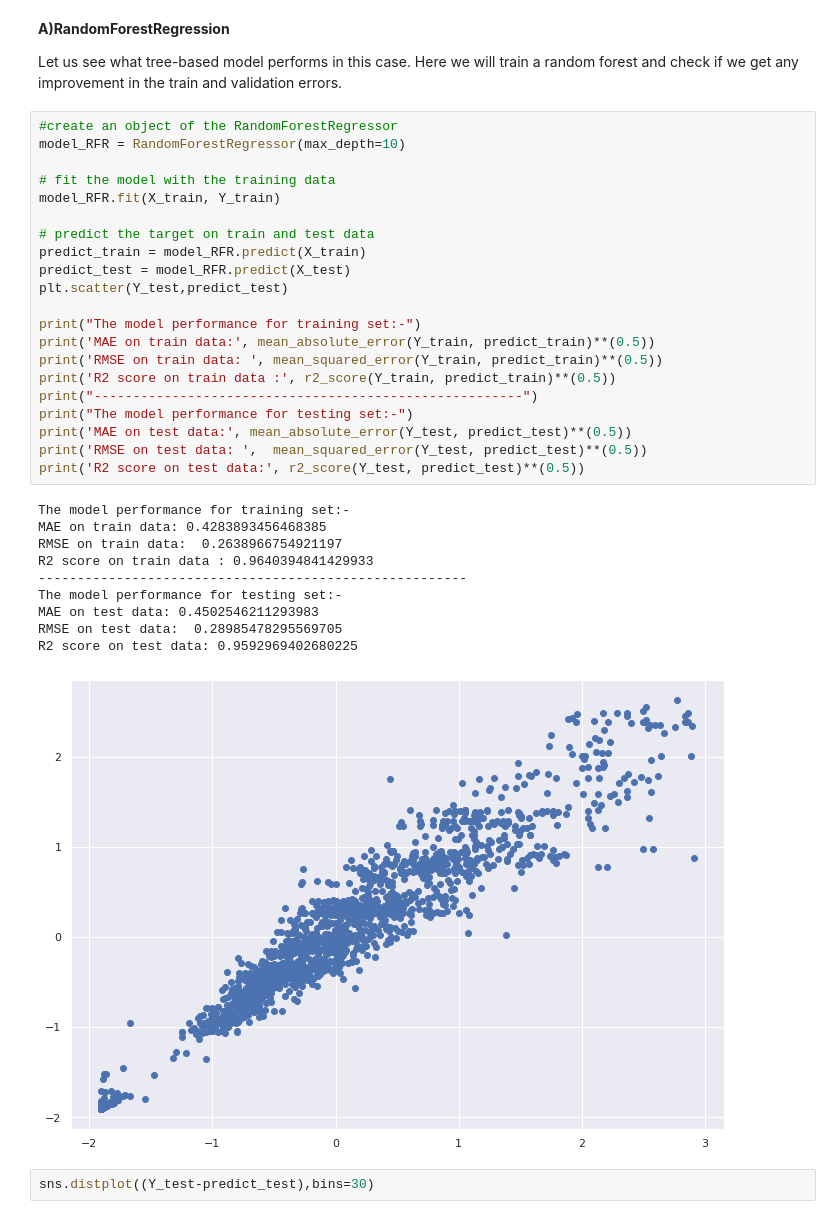
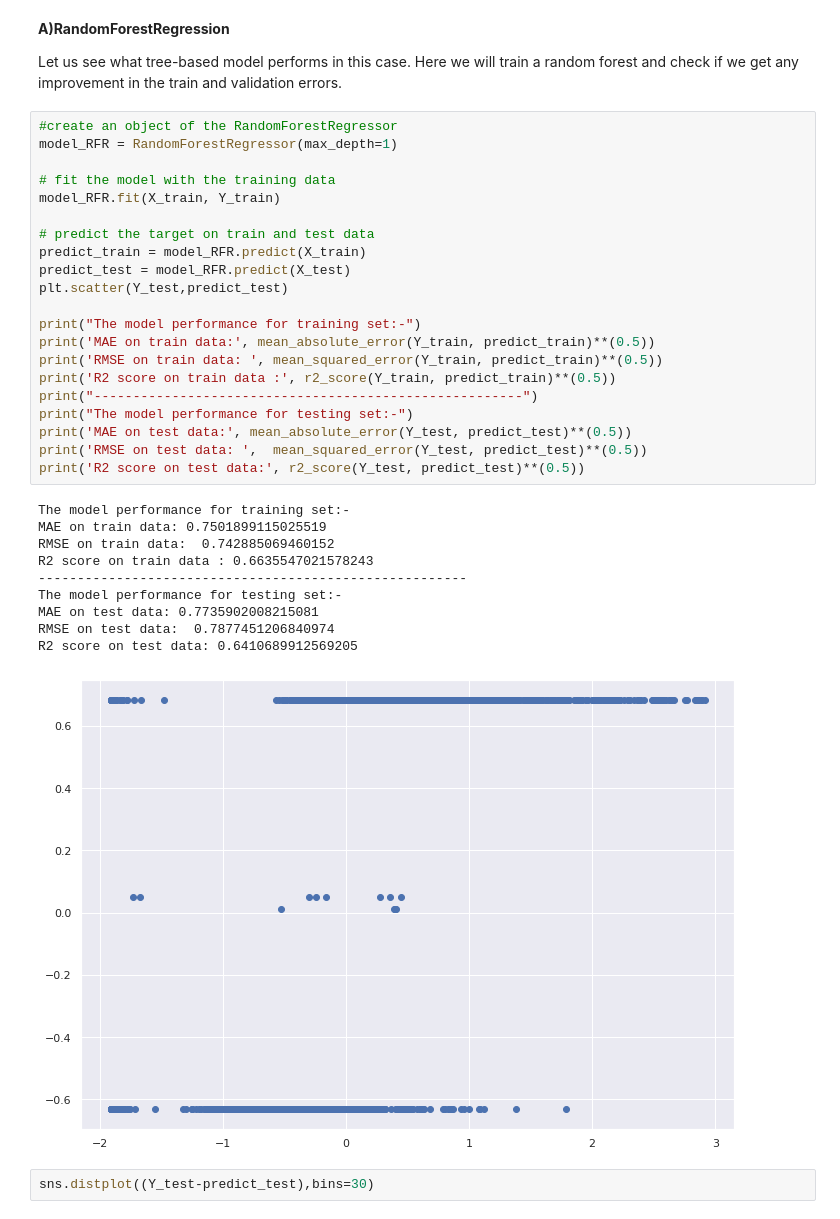
Before and after one commit to Madhavi-Sawarkar/MLProject1, a Jupyter notebook: MLPROJECT.ipynb, the cells around one changed output. Saved outputs shown, nothing was run; the diff lists cells and outputs as text.

```diff
--- a/MLPROJECT.ipynb
+++ b/MLPROJECT.ipynb
@@ -454,36 +465,36 @@ The linear regression model has a very low values on both training and validatio
 Let us see what tree-based model performs  in this case. Here we will train a random forest and check if we get any improvement in the train and validation errors.
 # %%
 #create an object of the RandomForestRegressor
-model_RFR = RandomForestRegressor(max_depth=10)
+model_RFR = RandomForestRegressor(max_depth=1)
 
 # fit the model with the training data
 model_RFR.fit(X_train, Y_train)
 
 # predict the target on train and test data
 predict_train = model_RFR.predict(X_train)
 predict_test = model_RFR.predict(X_test)
 plt.scatter(Y_test,predict_test)
 
 print("The model performance for training set:-")
 print('MAE on train data:', mean_absolute_error(Y_train, predict_train)**(0.5))
 print('RMSE on train data: ', mean_squared_error(Y_train, predict_train)**(0.5))
 print('R2 score on train data :', r2_score(Y_train, predict_train)**(0.5))
 print("-------------------------------------------------------")
 print("The model performance for testing set:-")
 print('MAE on test data:', mean_absolute_error(Y_test, predict_test)**(0.5))
 print('RMSE on test data: ',  mean_squared_error(Y_test, predict_test)**(0.5))
 print('R2 score on test data:', r2_score(Y_test, predict_test)**(0.5))
 # %% [output]
 The model performance for training set:-
-MAE on train data: 0.4283893456468385
-RMSE on train data:  0.2638966754921197
-R2 score on train data : 0.9640394841429933
+MAE on train data: 0.7501899115025519
+RMSE on train data:  0.742885069460152
+R2 score on train data : 0.6635547021578243
 -------------------------------------------------------
 The model performance for testing set:-
-MAE on test data: 0.4502546211293983
-RMSE on test data:  0.28985478295569705
-R2 score on test data: 0.9592969402680225
+MAE on test data: 0.7735902008215081
+RMSE on test data:  0.7877451206840974
+R2 score on test data: 0.6410689912569205
-[figure, old version]
+[figure, new version]
 # %%
 sns.distplot((Y_test-predict_test),bins=30)
 # %% [output]
```
Also changed, not shown: parts of 10 cells of this notebook.
